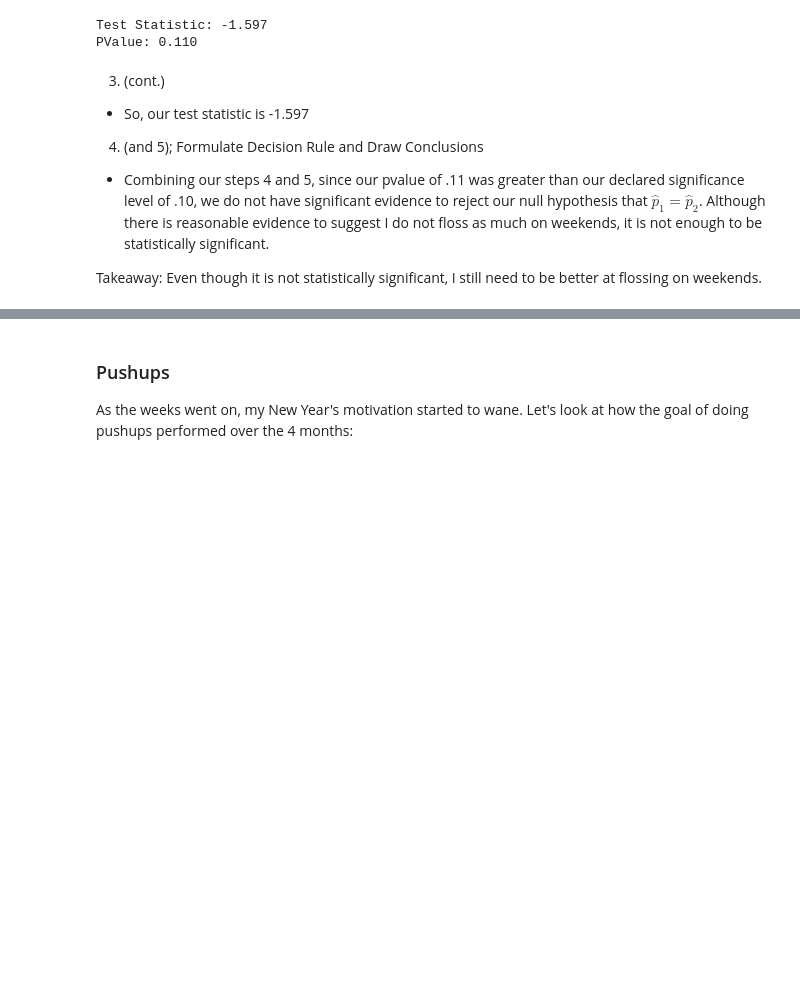
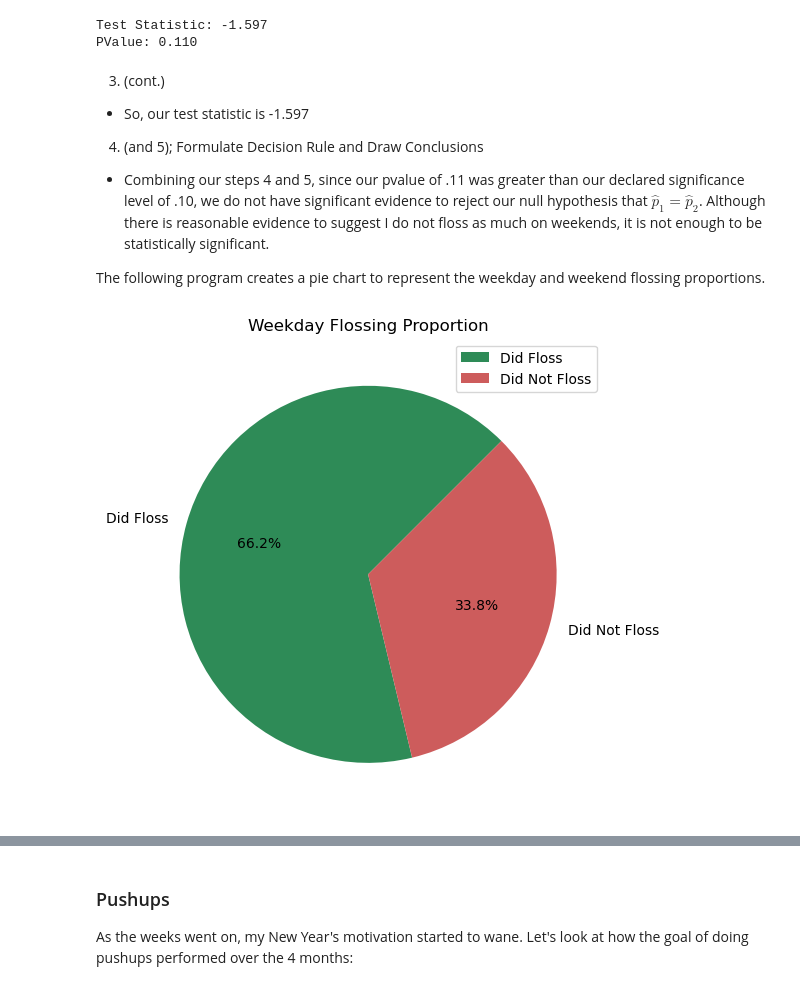
Before and after one commit to CharlieRing4/CPSC222FinalProject, a Jupyter notebook: QuantifiedSelfEDA.ipynb, the cells around one changed output, grey strips where cells are left out. Cells and saved outputs as stored; diff of their text form; code cells hidden in the pictures; blank space fills up the shorter version.

```diff
--- a/QuantifiedSelfEDA.ipynb
+++ b/QuantifiedSelfEDA.ipynb
@@ -168,15 +157,7 @@ Using our 5 Step Hypothesis Testing Process:
 # %%
 from statsmodels.stats.proportion import proportions_ztest
 
-weekend_length, weekend_successes = utilities.compute_proportions(weekend_df)
-weekday_length, weekday_successes = utilities.compute_proportions(weekday_df)
-
-successes = [weekend_successes,weekday_successes]
-nobs = [weekend_length,weekday_length]
-
-tstat, pval = proportions_ztest(successes,nobs)
-print(f'Test Statistic: {tstat:.3f}')
-print(f'PValue: {pval:.3f}')
+weekday, weekend = utilities.flossing_hyp_test(merged_df)
 # %% [output]
 Test Statistic: -1.597
 PValue: 0.110
@@ -186,4 +167,8 @@ PValue: 0.110
 4. (and 5); Formulate Decision Rule and Draw Conclusions
 - Combining our steps 4 and 5, since our pvalue of .11 was greater than our declared significance level of .10, we do not have significant evidence to reject our null hypothesis that $\hat{p}_1 =\hat{p}_2$. Although there is reasonable evidence to suggest I do not floss as much on weekends, it is not enough to be statistically significant.
 
-Takeaway: Even though it is not statistically significant, I still need to be better at flossing on weekends.
+The following program creates a pie chart to represent the weekday and weekend flossing proportions.
+# %%
+utilities.pie_flossing(weekday,'Weekday')
+# %% [output]
+[figure, added]
```
Also changed, not shown: parts of 8 cells of this notebook, 2 other files.
